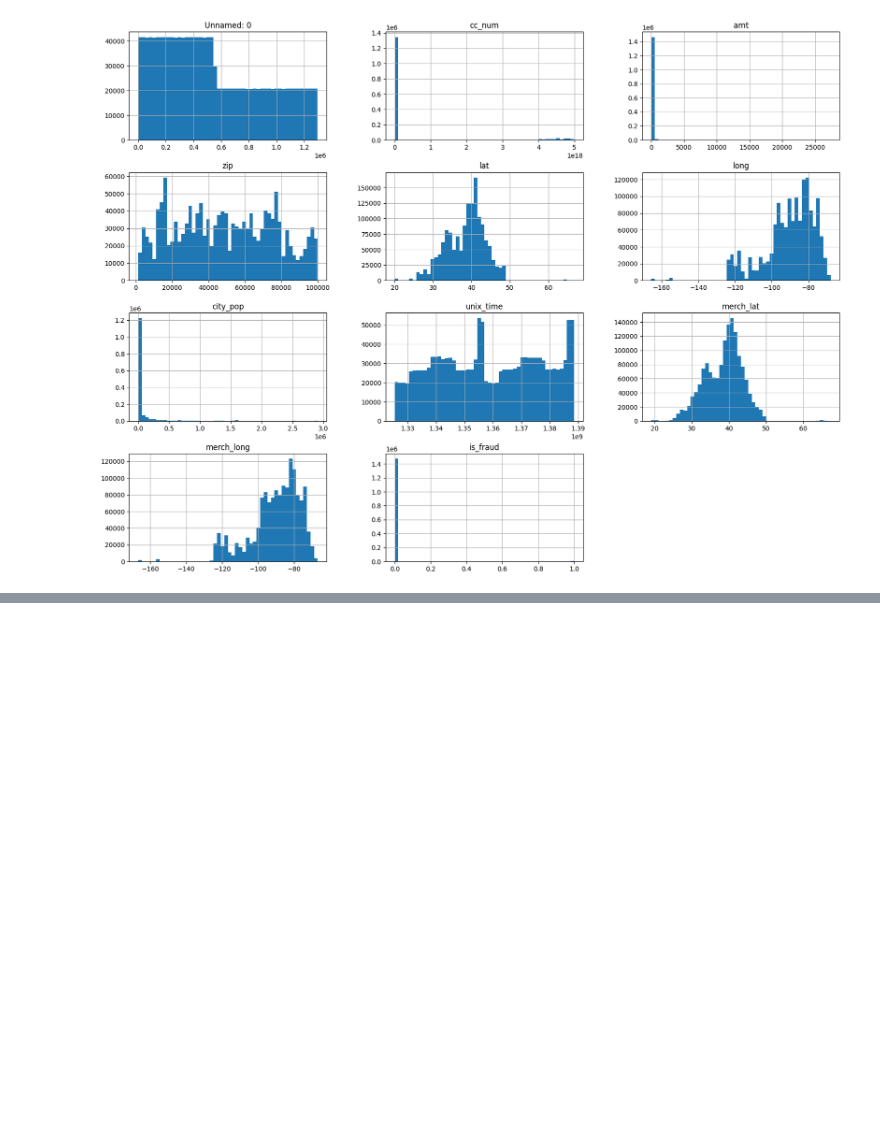
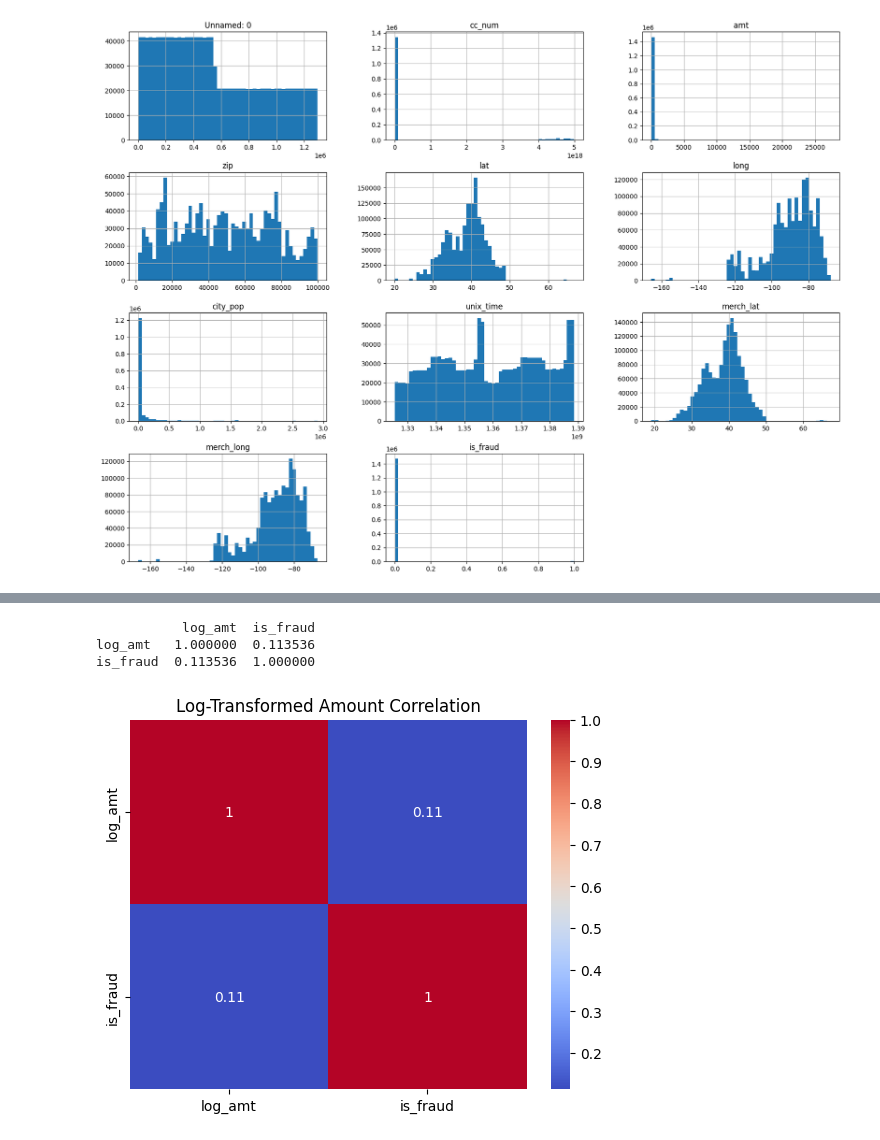
Before and after one commit to kmissmer/CreditCardFinalProject, a Jupyter notebook: final.ipynb, the cells around one changed output, grey strips where cells are left out. Drawn from its saved outputs; the diff is of its cells as text; code cells hidden in the pictures; blank space fills up the shorter version.

```diff
--- a/final.ipynb
+++ b/final.ipynb
@@ -174,0 +239,16 @@ array([[<Axes: title={'center': 'Unnamed: 0'}>,
+# %%
+train['log_amt'] = train['amt'].apply(lambda x: np.log1p(x))
+
+# Plot correlation after transformation
+correlation_matrix = train[['log_amt', 'is_fraud']].corr()
+print(correlation_matrix)
+
+# Heatmap
+sns.heatmap(correlation_matrix, annot=True, cmap='coolwarm')
+plt.title("Log-Transformed Amount Correlation")
+plt.show()
+# %% [output]
+           log_amt  is_fraud
+log_amt   1.000000  0.113536
+is_fraud  0.113536  1.000000
+[figure, added]
```
Also changed, not shown: parts of 31 cells of this notebook.
